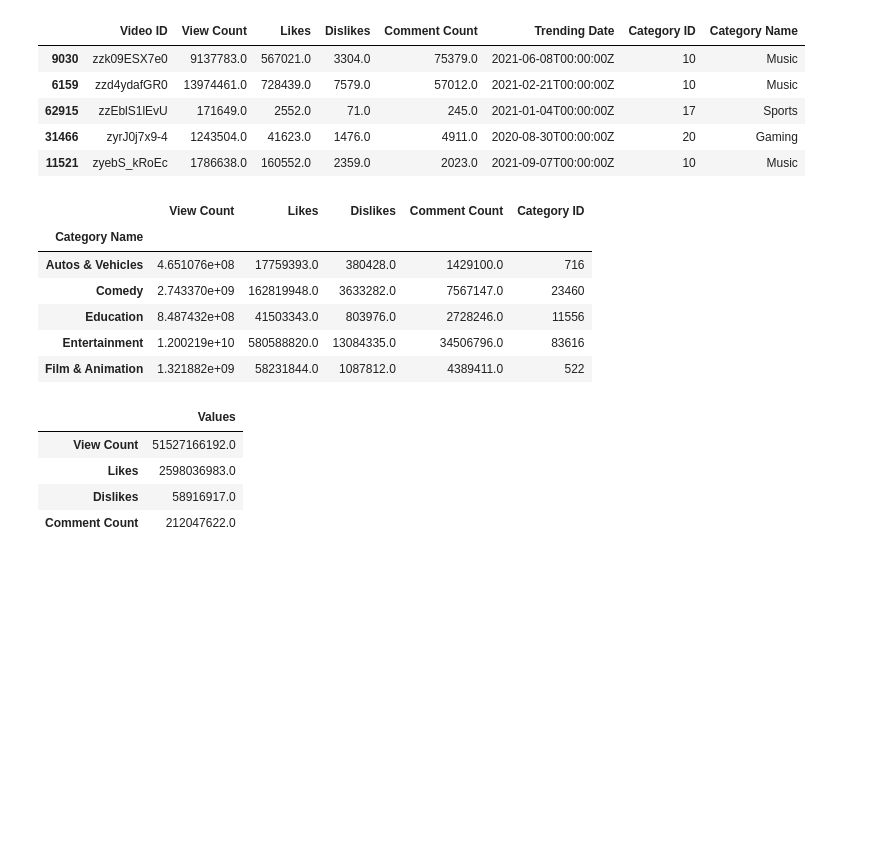
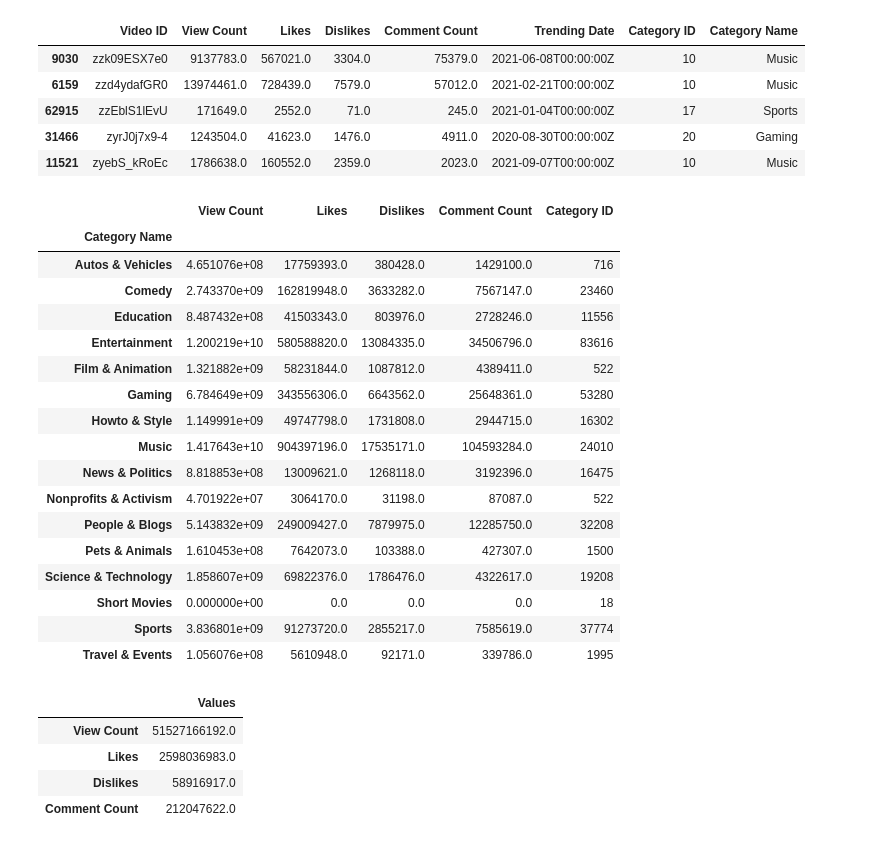
Before and after one commit to wpj174/project-one, a Jupyter notebook: Tamekia/Youtube Analysis CA.ipynb, the cells around one changed output. Saved outputs shown, nothing was run; the diff lists cells and outputs as text; code cells hidden in the pictures; blank space fills up the shorter version.

```diff
--- a/Tamekia/Youtube Analysis CA.ipynb
+++ b/Tamekia/Youtube Analysis CA.ipynb
@@ -55,16 +53,29 @@ renamed_df.to_csv("NewUS_clean.csv",
 # %%
+#Grouping by the catergory name
+
 categoryGroup = renamed_df.groupby(["Category Name"])
 
 
 categorySum_df=categoryGroup.sum()
 
-categorySum_df.head()
+categorySum_df.head(20)
 # %% [output]
 |  | View Count | Likes | Dislikes | Comment Count | Category ID |
 | Category Name |  |  |  |  |  |
 | Autos & Vehicles | 4.651076e+08 | 17759393.0 | 380428.0 | 1429100.0 | 716 |
 | Comedy | 2.743370e+09 | 162819948.0 | 3633282.0 | 7567147.0 | 23460 |
 | Education | 8.487432e+08 | 41503343.0 | 803976.0 | 2728246.0 | 11556 |
 | Entertainment | 1.200219e+10 | 580588820.0 | 13084335.0 | 34506796.0 | 83616 |
 | Film & Animation | 1.321882e+09 | 58231844.0 | 1087812.0 | 4389411.0 | 522 |
+| Gaming | 6.784649e+09 | 343556306.0 | 6643562.0 | 25648361.0 | 53280 |
+| Howto & Style | 1.149991e+09 | 49747798.0 | 1731808.0 | 2944715.0 | 16302 |
+| Music | 1.417643e+10 | 904397196.0 | 17535171.0 | 104593284.0 | 24010 |
+| News & Politics | 8.818853e+08 | 13009621.0 | 1268118.0 | 3192396.0 | 16475 |
+| Nonprofits & Activism | 4.701922e+07 | 3064170.0 | 31198.0 | 87087.0 | 522 |
+| People & Blogs | 5.143832e+09 | 249009427.0 | 7879975.0 | 12285750.0 | 32208 |
+| Pets & Animals | 1.610453e+08 | 7642073.0 | 103388.0 | 427307.0 | 1500 |
+| Science & Technology | 1.858607e+09 | 69822376.0 | 1786476.0 | 4322617.0 | 19208 |
+| Short Movies | 0.000000e+00 | 0.0 | 0.0 | 0.0 | 18 |
+| Sports | 3.836801e+09 | 91273720.0 | 2855217.0 | 7585619.0 | 37774 |
+| Travel & Events | 1.056076e+08 | 5610948.0 | 92171.0 | 339786.0 | 1995 |
 # %%
```
Also changed, not shown: parts of 12 cells of this notebook, 4 other files.
